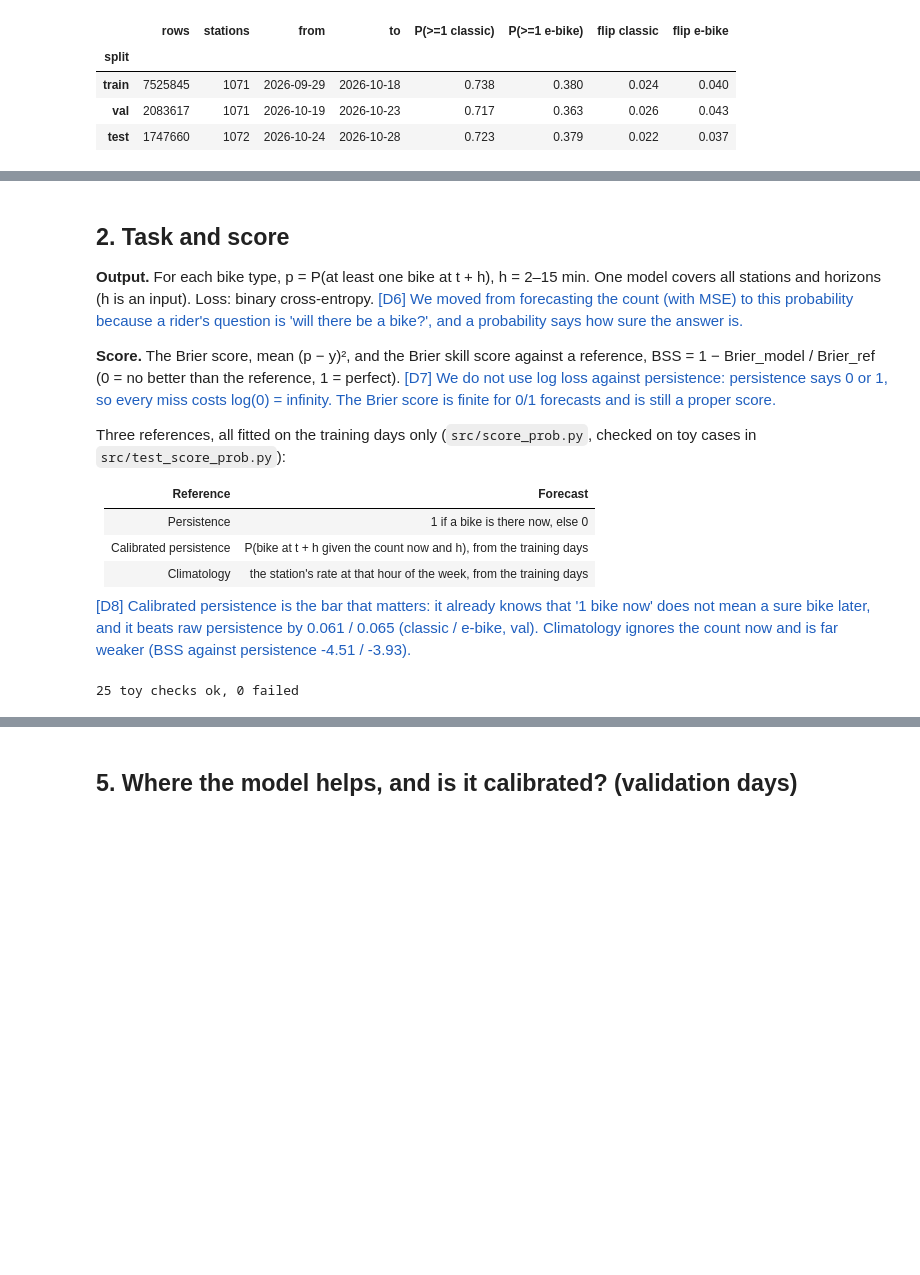
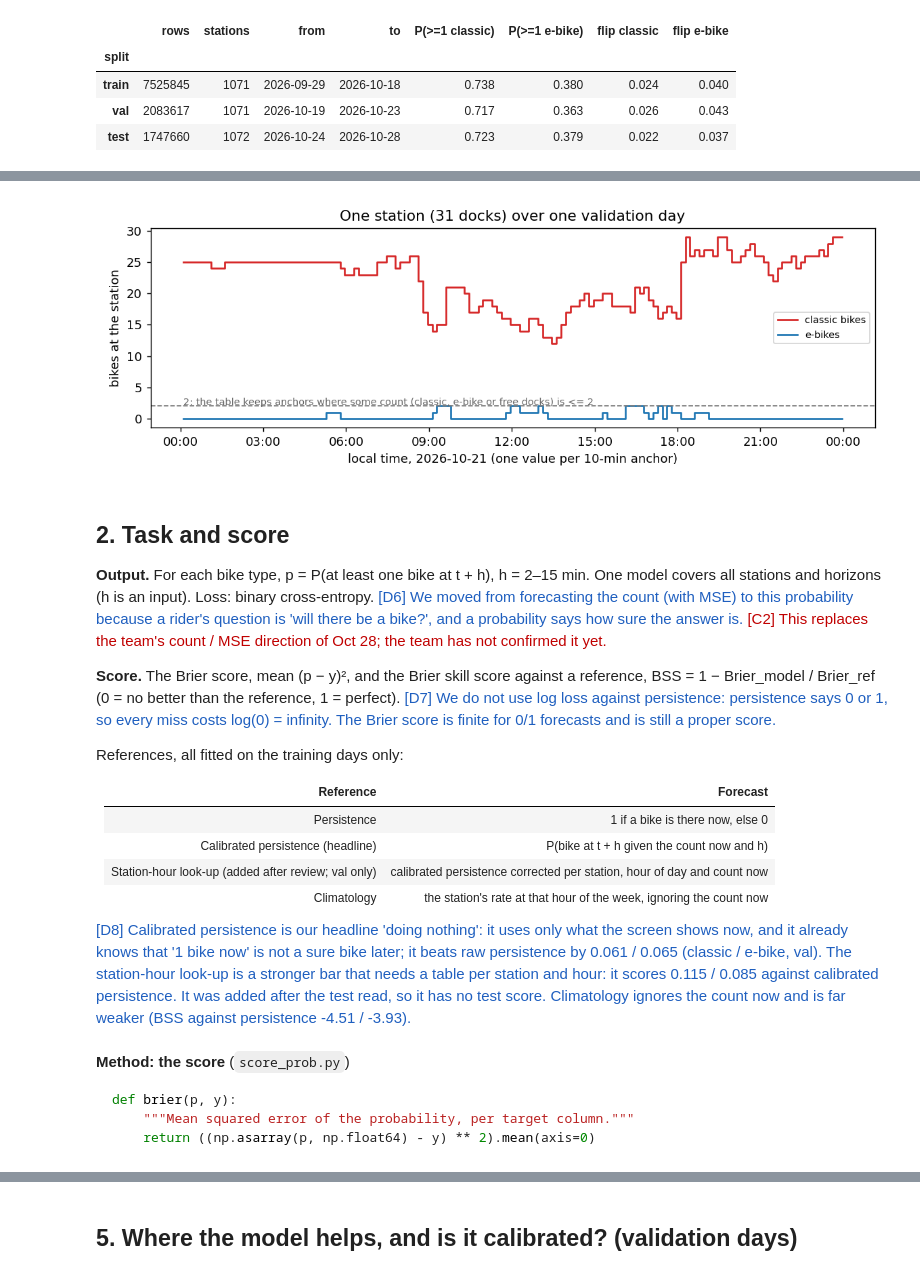
Before and after one commit to zweaung1014/mie1517_ebike_prediction, a Jupyter notebook: model_search_owen_2026-11-12/notebooks/progress_report_prob.ipynb, the cells around one changed output, grey strips where cells are left out. Cells and saved outputs as stored; diff of their text form; code cells hidden in the pictures; blank space fills up the shorter version.

````diff
--- a/model_search_owen_2026-11-12/notebooks/progress_report_prob.ipynb
+++ b/model_search_owen_2026-11-12/notebooks/progress_report_prob.ipynb
@@ -63,29 +65,34 @@ show.set_index("split")
+# %%
+display(Image(filename=str(F / "prob_station_day.png"), width=850))
+# %% [output]
+[figure, added]
 # %% [markdown]
 ## 2. Task and score
 
 **Output.** For each bike type, p = P(at least one bike at t + h), h = 2–15 min. One model covers all stations
 and horizons (h is an input). Loss: binary cross-entropy.
 <span style="color:#1f5fbf">[D6] We moved from forecasting the count (with MSE) to this probability because a rider's question is 'will there be a bike?', and a probability says how sure the answer is.</span>
+<span style="color:#c00000">[C2] This replaces the team's count / MSE direction of Oct 28; the team has not confirmed it yet.</span>
 
 **Score.** The Brier score, mean (p − y)², and the Brier skill score against a reference,
 BSS = 1 − Brier_model / Brier_ref (0 = no better than the reference, 1 = perfect).
 <span style="color:#1f5fbf">[D7] We do not use log loss against persistence: persistence says 0 or 1, so every miss costs log(0) = infinity. The Brier score is finite for 0/1 forecasts and is still a proper score.</span>
 
-Three references, all fitted on the training days only (`src/score_prob.py`, checked on toy cases in
-`src/test_score_prob.py`):
+References, all fitted on the training days only:
 
 | Reference | Forecast |
 |---|---|
 | Persistence | 1 if a bike is there now, else 0 |
-| Calibrated persistence | P(bike at t + h given the count now and h), from the training days |
-| Climatology | the station's rate at that hour of the week, from the training days |
+| Calibrated persistence (headline) | P(bike at t + h given the count now and h) |
+| Station-hour look-up (added after review; val only) | calibrated persistence corrected per station, hour of day and count now |
+| Climatology | the station's rate at that hour of the week, ignoring the count now |
 
-<span style="color:#1f5fbf">[D8] Calibrated persistence is the bar that matters: it already knows that '1 bike now' does not mean a sure bike later, and it beats raw persistence by 0.061 / 0.065 (classic / e-bike, val). Climatology ignores the count now and is far weaker (BSS against persistence -4.51 / -3.93).</span>
+<span style="color:#1f5fbf">[D8] Calibrated persistence is our headline 'doing nothing': it uses only what the screen shows now, and it already knows that '1 bike now' is not a sure bike later; it beats raw persistence by 0.061 / 0.065 (classic / e-bike, val). The station-hour look-up is a stronger bar that needs a table per station and hour: it scores 0.115 / 0.085 against calibrated persistence. It was added after the test read, so it has no test score. Climatology ignores the count now and is far weaker (BSS against persistence -4.51 / -3.93).</span>
-# %%
-r = subprocess.run([sys.executable, "test_score_prob.py"], cwd=ROOT / "src",
-                   capture_output=True, text=True)
-lines = r.stdout.splitlines()
-print(f"{sum(l.startswith('ok') for l in lines)} toy checks ok, "
-      f"{sum(l.startswith('FAIL') for l in lines)} failed")
-# %% [output]
-25 toy checks ok, 0 failed
+# %% [markdown]
+**Method: the score** (`score_prob.py`)
+
+```python
+def brier(p, y):
+    """Mean squared error of the probability, per target column."""
+    return ((np.asarray(p, np.float64) - y) ** 2).mean(axis=0)
+```
````
Also changed, not shown: parts of 37 cells of this notebook, 25 other files.
